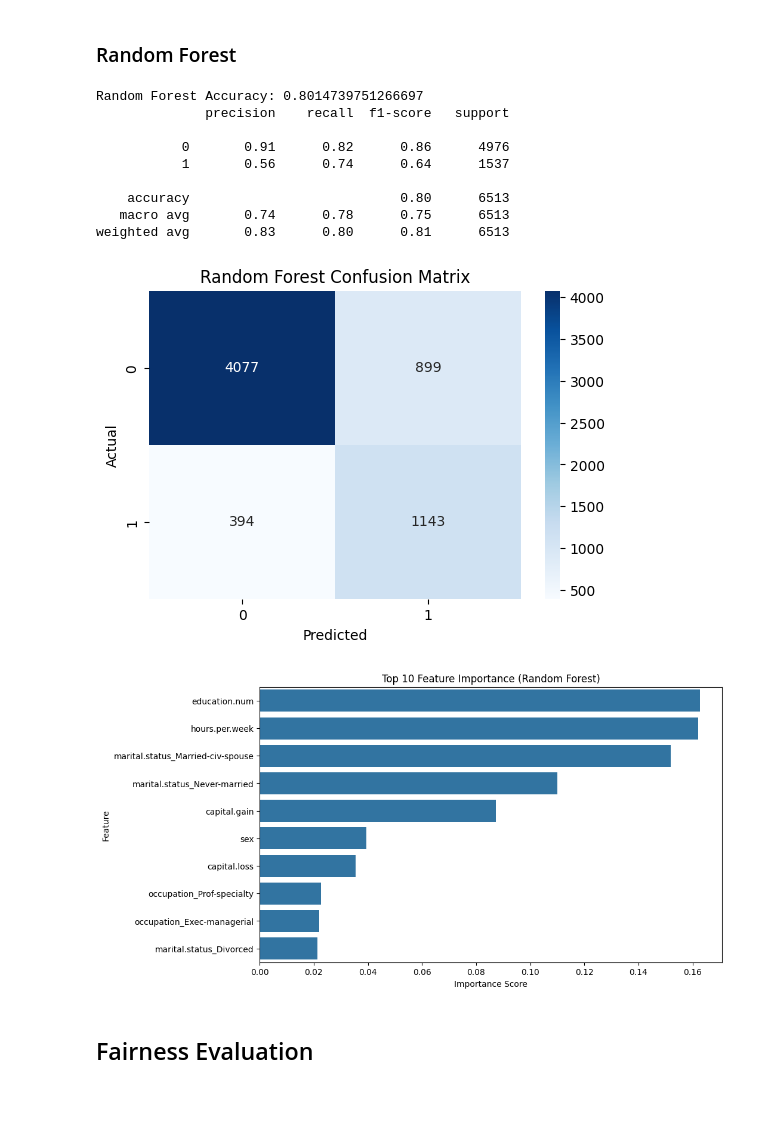
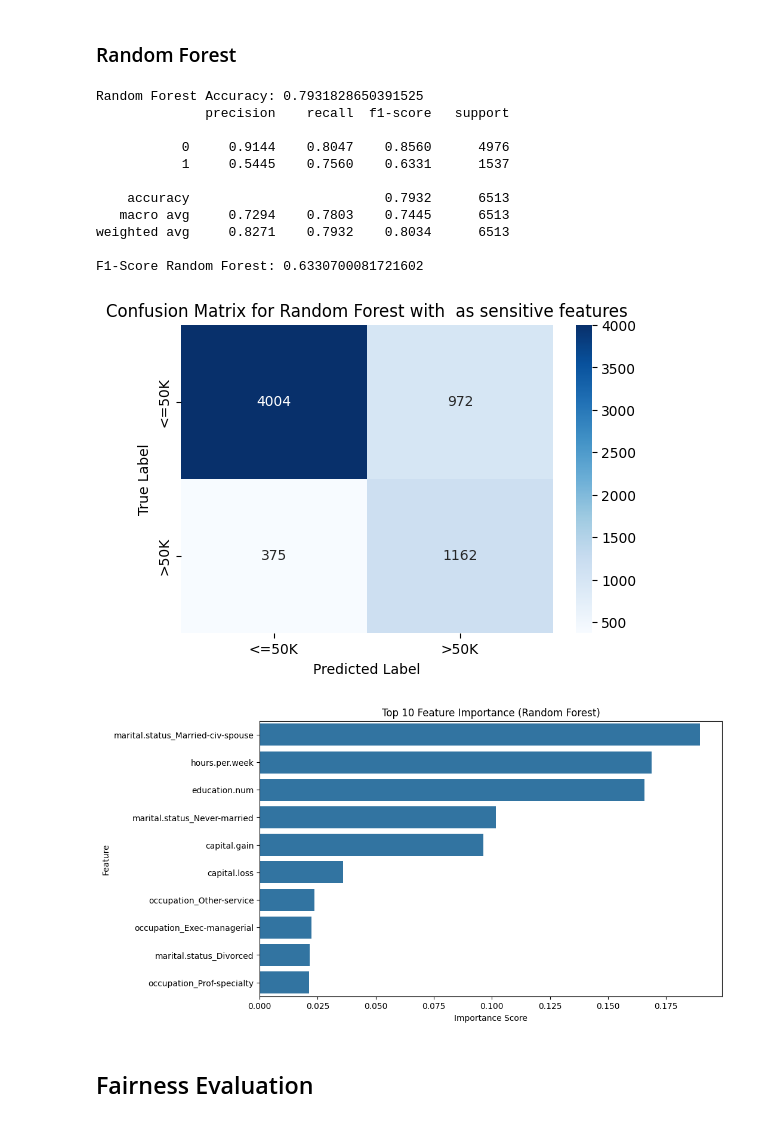
Before and after one commit to EmmanuelGyauAmoakoh/DataScienceProjectITCS227, a Jupyter notebook: FairCreditApprovalPrediction.ipynb, the cells around one changed output. Saved outputs shown, nothing was run; the diff lists cells and outputs as text; code cells hidden in the pictures.

```diff
--- a/FairCreditApprovalPrediction.ipynb
+++ b/FairCreditApprovalPrediction.ipynb
@@ -365,10 +366,10 @@ See the caveats in the documentation: https://pandas.pydata.org/pandas-docs/stab
 features = ["age", "workclass", "education-num", "marital-status", "occupation", "race", "sex", "capital-gain", "capital-loss", "hours-per-week", "native-country", "income"]
 
 # Potentially sensitive features which we focus on
-selected_sensitive_features = ["race", "sex"]
+selected_sensitive_features = ["age", "sex", "race"]
 
 # Removal of sensitive features
-remove = ["age"]
+remove = []
 
 # Removal of selected sensitive features and create a separate decoded dataframe for the sensitive features
 dataset, sensitive_data = remove_sensitive_features(df_adult_scaled, remove, selected_sensitive_features, features)
@@ -402,7 +403,7 @@ class_weight = {
 feature_names = X.columns  # Echte Namen der Features
 # Decision Tree Modell trainieren
 model_dt = DecisionTreeClassifier(random_state=42, class_weight=class_weight)
-model_dt.fit(X, y)
+model_dt.fit(X_train, y_train)
 
 # Feature Importance
 feature_importance = model_dt.feature_importances_
@@ -512,44 +457,54 @@ weighted avg       0.85      0.76      0.78      6513
 # Random Forest
 # continue here :D (done)
 
 rf_model = RandomForestClassifier(n_estimators=100, random_state=42, class_weight=class_weight)
 rf_model.fit(X_train, y_train)
 
 rf_preds = rf_model.predict(X_test)
 
 print("Random Forest Accuracy:", accuracy_score(y_test, rf_preds))
-print(classification_report(y_test, rf_preds))
+print(classification_report(y_test, rf_preds, digits=4))
+score = f1_score(y_test, rf_preds)
+print("F1-Score Random Forest:", score)
 
 
-#  Confusion Matrix
-plot_confusion(y_test, rf_preds, "Random Forest Confusion Matrix")
+# Confusion Matrix (Random Forest)
+cm = confusion_matrix(y_test, rf_preds)
+plt.figure(figsize=(6, 4))
+sns.heatmap(cm, annot=True, fmt="d", cmap="Blues", xticklabels=["<=50K", ">50K"], yticklabels=["<=50K", ">50K"])
+plt.xlabel("Predicted Label")
+plt.ylabel("True Label")
+plt.title("Confusion Matrix for Random Forest with " + ", ".join(selected_sensitive_features) + " as sensitive features")
+plt.show()
 
 #  Feature Importance
 importances = rf_model.feature_importances_
 feat_names = X.columns
 
 feat_imp = pd.Series(importances, index=feat_names).sort_values(ascending=False)
 
 top_10_feat = feat_imp.head(10)
 
 plt.figure(figsize=(10,6))
 sns.barplot(x=top_10_feat, y=top_10_feat.index)
 plt.title("Top 10 Feature Importance (Random Forest)")
 plt.xlabel("Importance Score")
 plt.ylabel("Feature")
 plt.show()
 # %% [output]
-Random Forest Accuracy: 0.8014739751266697
+Random Forest Accuracy: 0.7931828650391525
               precision    recall  f1-score   support
 
-           0       0.91      0.82      0.86      4976
-           1       0.56      0.74      0.64      1537
+           0     0.9144    0.8047    0.8560      4976
+           1     0.5445    0.7560    0.6331      1537
 
-    accuracy                           0.80      6513
-   macro avg       0.74      0.78      0.75      6513
-weighted avg       0.83      0.80      0.81      6513
+    accuracy                         0.7932      6513
+   macro avg     0.7294    0.7803    0.7445      6513
+weighted avg     0.8271    0.7932    0.8034      6513
+
+F1-Score Random Forest: 0.6330700081721602
-[figure, old version]
+[figure, new version]
-[figure, old version]
+[figure, new version]
 # %% [markdown]
 <h2>Fairness Evaluation</h2>
 # %%
```
Also changed, not shown: parts of 7 cells of this notebook.
